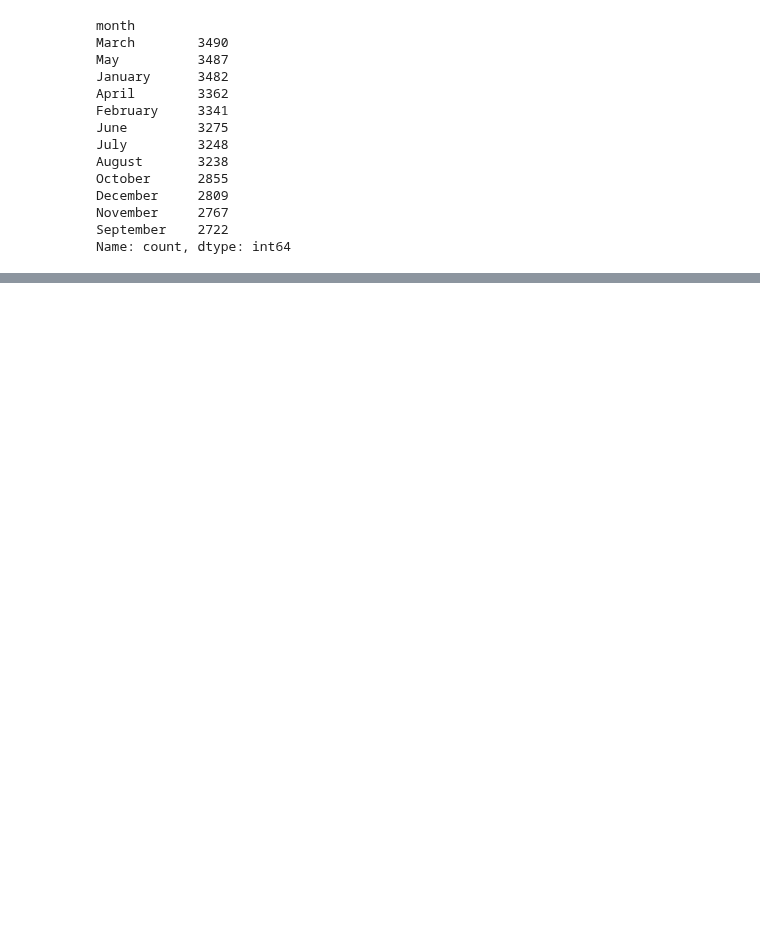
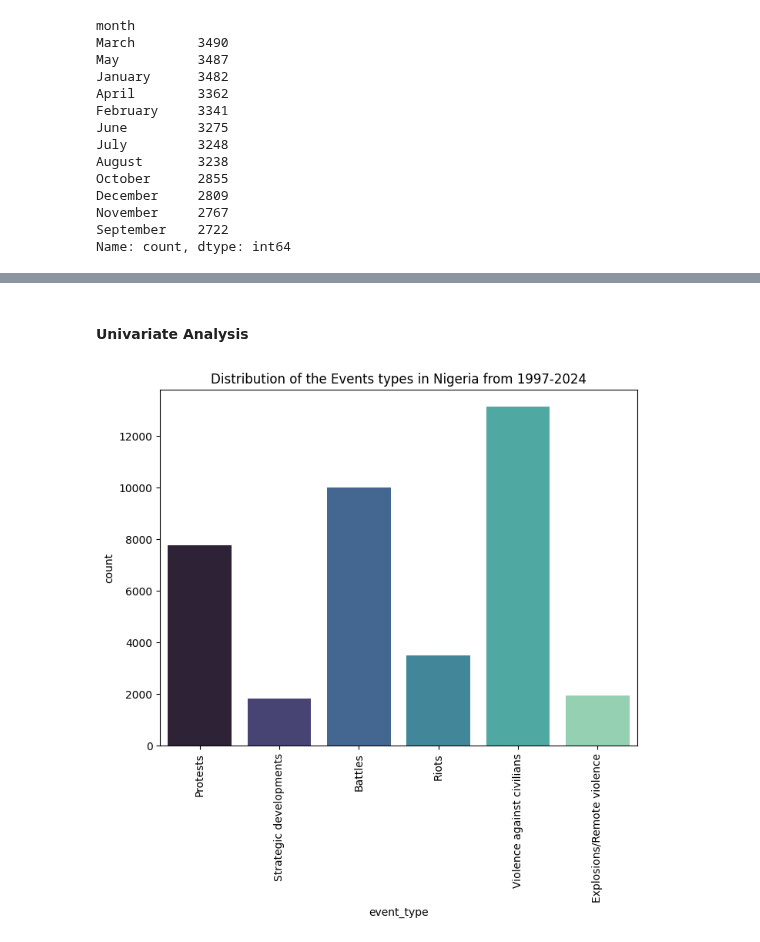
Before and after one commit to mlsanigeria/nigeria-crime-trends, a Jupyter notebook: experimentation_Odeyiany2/full_analysis.ipynb, the cells around one changed output, grey strips where cells are left out. Drawn from its saved outputs; the diff is of its cells as text; code cells hidden in the pictures; blank space fills up the shorter version.

Commit message:
Updated with exploratory data analysis

```diff
--- a/experimentation_Odeyiany2/full_analysis.ipynb
+++ b/experimentation_Odeyiany2/full_analysis.ipynb
@@ -21,7 +21,7 @@ Importation of Libraries Completed
 In this section, I will be thoroughly cleaning the provided dataset. Checking for columns with missing values, duplicates, wrong datatype columns and creating new features if necessary.
 # %%
 #reading the dataset
-data = pd.read_csv(r"C:\ML_Project_1\nigeria-crime-trends\data\Nigeria_1997-2024_Sep20.csv")
+data = pd.read_csv(r"C:\ML_Project_1\nigeria-crime-trends-2\data\Nigeria_1997-2024_Sep20.csv")
 # %%
 #getting the first five rows in the data
 data.head()
@@ -69,7 +69,6 @@ data.duplicated().sum()
 # %%
-#changing the datatpy of the columns: evendate and year to python datatime
+#changing the datatpy of the columns: evendate to python datatime
 data["event_date"] = pd.to_datetime(data["event_date"])
-data["year"] = pd.to_datetime(data["year"])
 # %%
 #checking the columns that were not captured in our data.head() to see
 # if they have the right datatype as captured by our data.info code
@@ -271,6 +270,7 @@ dtype: int64
 
 #getting a month column to measure seasonal patterns
 data["month"] = data["event_date"].dt.month
+data["year"] = data["event_date"].dt.year
 # %%
 data.head()
 # %% [output]
@@ -318,0 +331,10 @@ Name: count, dtype: int64
+# %% [markdown]
+#### **Univariate Analysis**
+# %%
+plt.figure(figsize=(8,6))
+sns.countplot(data = data, x = "event_type", palette="mako")
+plt.title("Distribution of the Events types in Nigeria from 1997-2024")
+plt.xticks(rotation=90)
+plt.show();
+# %% [output]
+[figure, added]
```
Also changed, not shown: parts of 26 cells of this notebook.
